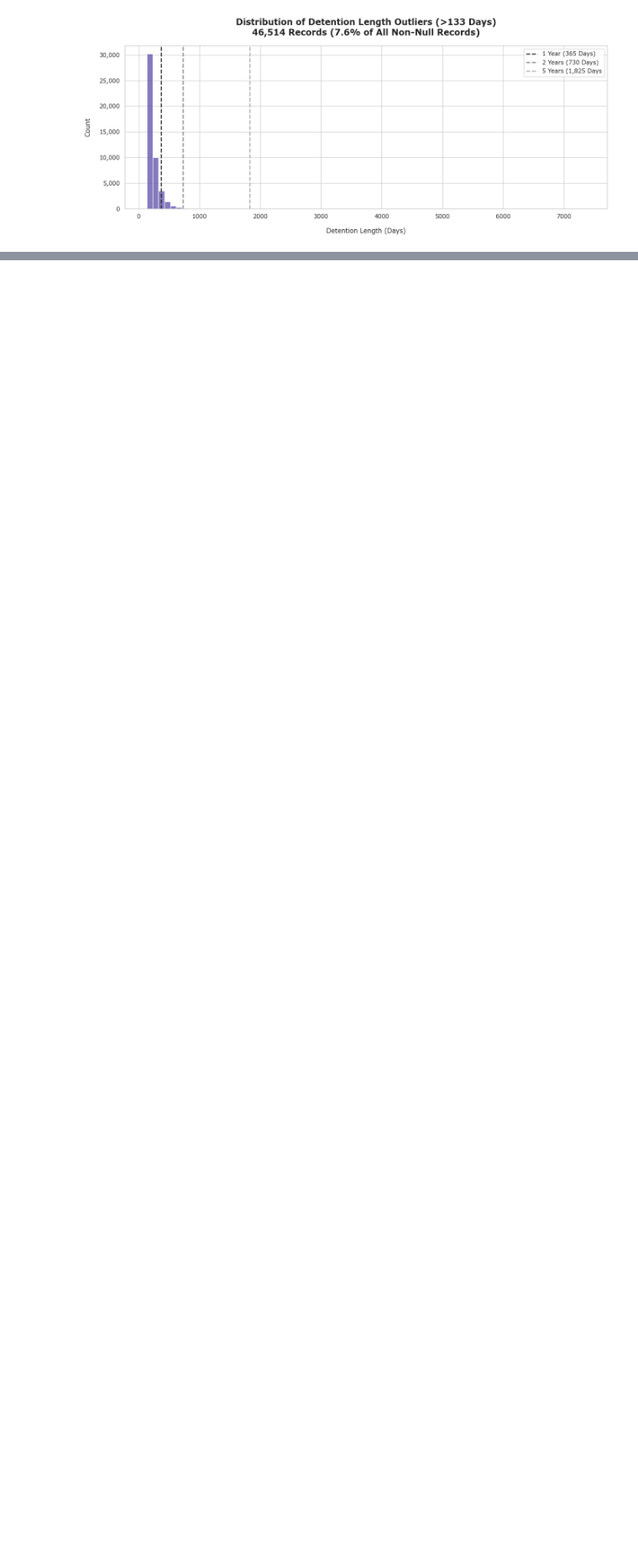
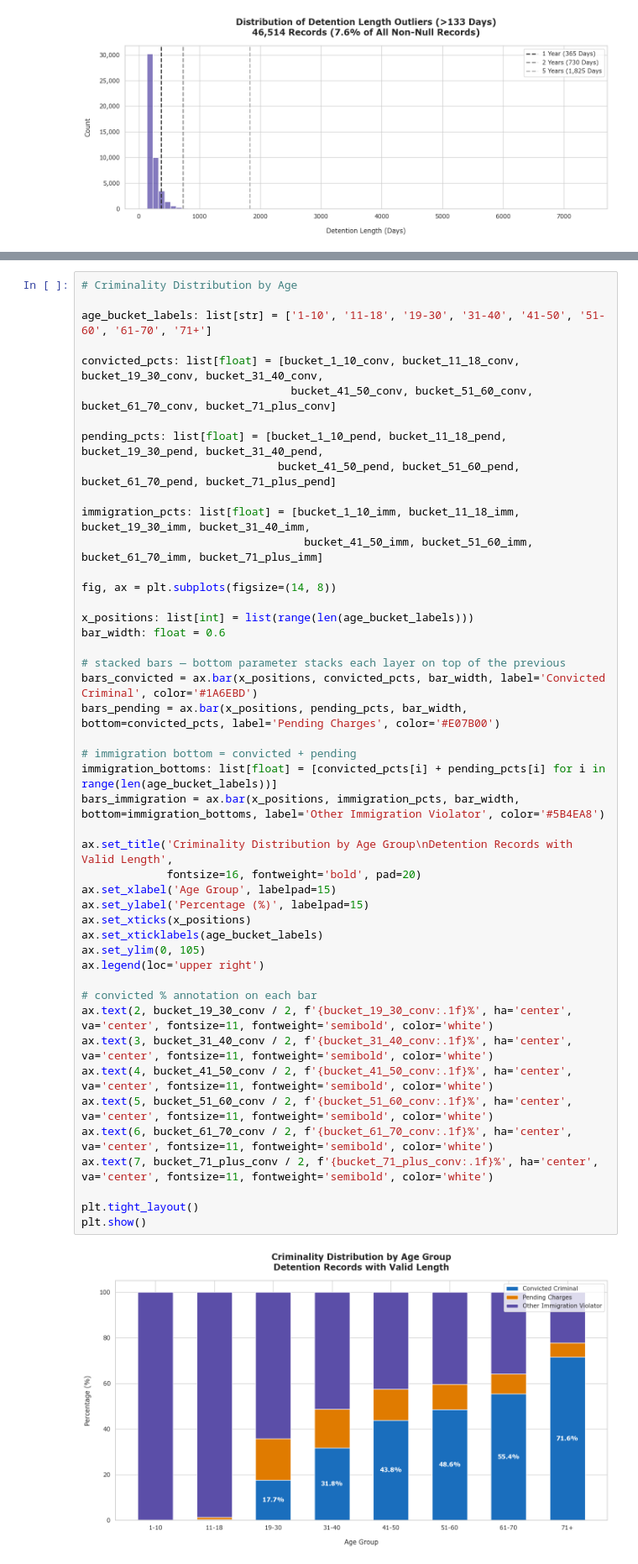
Before and after one commit to leamsley/capstone_project, a Jupyter notebook: data_analysis.ipynb, the cells around one changed output, grey strips where cells are left out. Shown at 84% size. Saved outputs shown, nothing was run; the diff lists cells and outputs as text; blank space fills up the shorter version.

```diff
--- a/data_analysis.ipynb
+++ b/data_analysis.ipynb
@@ -2606,0 +3631,48 @@ plt.show()
+# %%
+# Criminality Distribution by Age
+
+age_bucket_labels: list[str] = ['1-10', '11-18', '19-30', '31-40', '41-50', '51-60', '61-70', '71+']
+
+convicted_pcts: list[float] = [bucket_1_10_conv, bucket_11_18_conv, bucket_19_30_conv, bucket_31_40_conv,
+                                bucket_41_50_conv, bucket_51_60_conv, bucket_61_70_conv, bucket_71_plus_conv]
+
+pending_pcts: list[float] = [bucket_1_10_pend, bucket_11_18_pend, bucket_19_30_pend, bucket_31_40_pend,
+                              bucket_41_50_pend, bucket_51_60_pend, bucket_61_70_pend, bucket_71_plus_pend]
+
+immigration_pcts: list[float] = [bucket_1_10_imm, bucket_11_18_imm, bucket_19_30_imm, bucket_31_40_imm,
+                                  bucket_41_50_imm, bucket_51_60_imm, bucket_61_70_imm, bucket_71_plus_imm]
+
+fig, ax = plt.subplots(figsize=(14, 8))
+
+x_positions: list[int] = list(range(len(age_bucket_labels)))
+bar_width: float = 0.6
+
+# stacked bars — bottom parameter stacks each layer on top of the previous
+bars_convicted = ax.bar(x_positions, convicted_pcts, bar_width, label='Convicted Criminal', color='#1A6EBD')
+bars_pending = ax.bar(x_positions, pending_pcts, bar_width, bottom=convicted_pcts, label='Pending Charges', color='#E07B00')
+
+# immigration bottom = convicted + pending
+immigration_bottoms: list[float] = [convicted_pcts[i] + pending_pcts[i] for i in range(len(age_bucket_labels))]
+bars_immigration = ax.bar(x_positions, immigration_pcts, bar_width, bottom=immigration_bottoms, label='Other Immigration Violator', color='#5B4EA8')
+
+ax.set_title('Criminality Distribution by Age Group\nDetention Records with Valid Length',
+             fontsize=16, fontweight='bold', pad=20)
+ax.set_xlabel('Age Group', labelpad=15)
+ax.set_ylabel('Percentage (%)', labelpad=15)
+ax.set_xticks(x_positions)
+ax.set_xticklabels(age_bucket_labels)
+ax.set_ylim(0, 105)
+ax.legend(loc='upper right')
+
+# convicted % annotation on each bar
+ax.text(2, bucket_19_30_conv / 2, f'{bucket_19_30_conv:.1f}%', ha='center', va='center', fontsize=11, fontweight='semibold', color='white')
+ax.text(3, bucket_31_40_conv / 2, f'{bucket_31_40_conv:.1f}%', ha='center', va='center', fontsize=11, fontweight='semibold', color='white')
+ax.text(4, bucket_41_50_conv / 2, f'{bucket_41_50_conv:.1f}%', ha='center', va='center', fontsize=11, fontweight='semibold', color='white')
+ax.text(5, bucket_51_60_conv / 2, f'{bucket_51_60_conv:.1f}%', ha='center', va='center', fontsize=11, fontweight='semibold', color='white')
+ax.text(6, bucket_61_70_conv / 2, f'{bucket_61_70_conv:.1f}%', ha='center', va='center', fontsize=11, fontweight='semibold', color='white')
+ax.text(7, bucket_71_plus_conv / 2, f'{bucket_71_plus_conv:.1f}%', ha='center', va='center', fontsize=11, fontweight='semibold', color='white')
+
+plt.tight_layout()
+plt.show()
+# %% [output]
+[figure, added]
```
Also changed, not shown: parts of 46 cells of this notebook.
